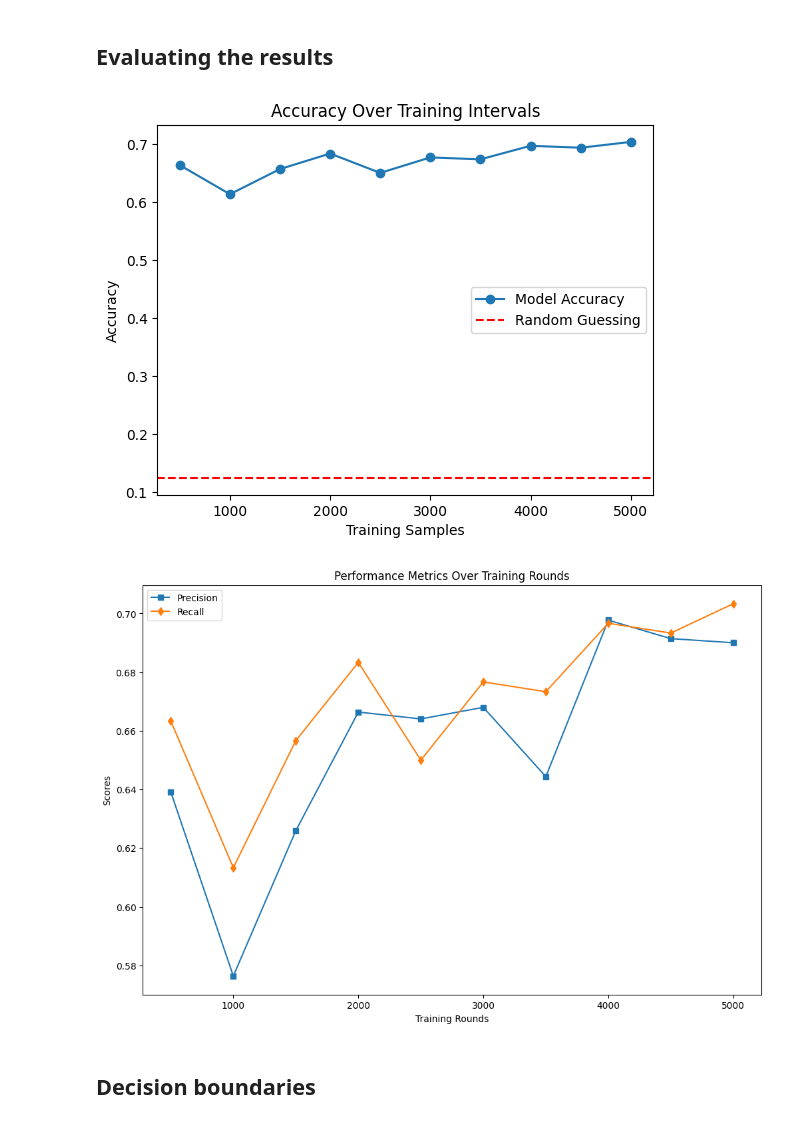
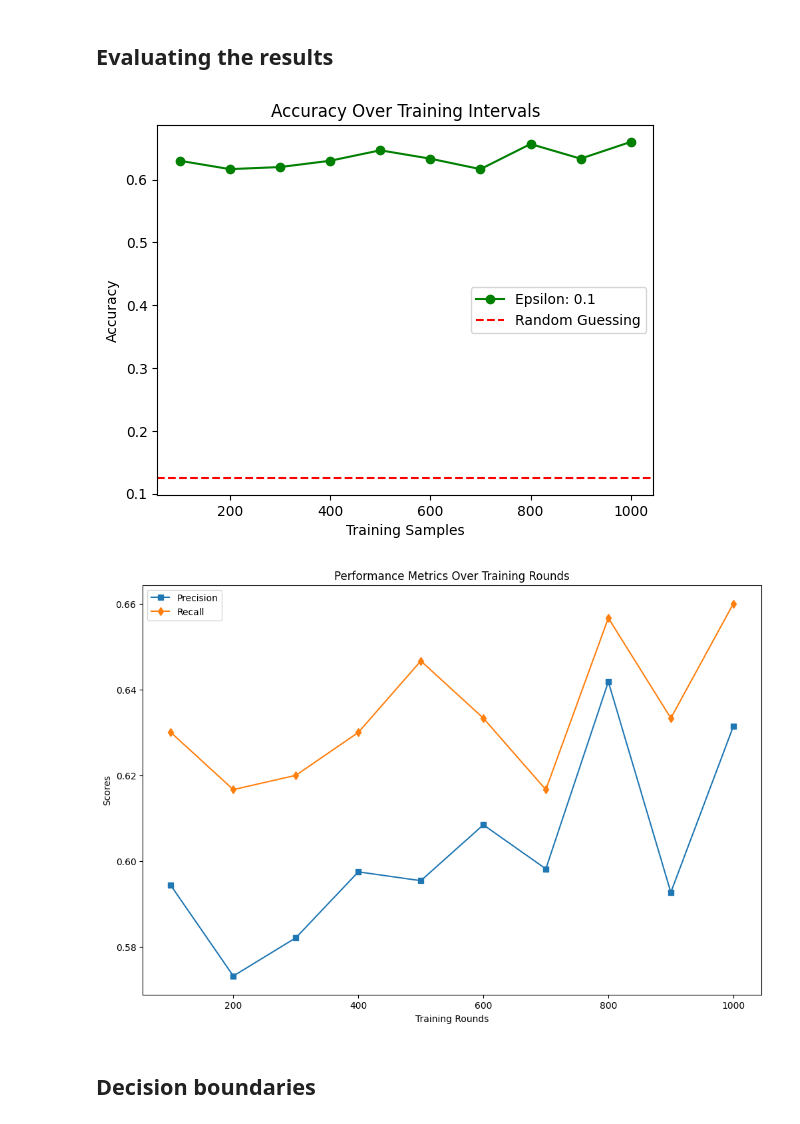
Before and after one commit to sjoerdvink99/vigor, a Jupyter notebook: notebooks/3.0-baseline.ipynb, the cells around one changed output. Cells and saved outputs as stored; diff of their text form; code cells hidden in the pictures.

Commit message:
improved agent

```diff
--- a/notebooks/3.0-baseline.ipynb
+++ b/notebooks/3.0-baseline.ipynb
@@ -17,7 +16,7 @@ from sklearn.decomposition import PCA
 from agent import RecommendationAgent
 from sklearn.metrics import precision_score, recall_score, f1_score
 # %%
-agent = RecommendationAgent(n_statistics=7, alpha=0.1, decay_rate=0.95, epsilon=0.1)
+agent = RecommendationAgent(n_statistics=7)
 
 agent.add_domain('general')
 
@@ -36,23 +35,27 @@ with open('../data/training.json', 'r') as file:
 with open('../data/testing.json', 'r') as file:
     testing = json.load(file)
 # %%
-test_interval = 500
+test_interval = 100
 accuracies = []
 precisions = []
 recalls = []
 f1_scores = []
 intervals = []
-q_values_over_time = []
-chosen_actions_over_time = []
 
-for i, sample in enumerate(training[:10000]):
+for i, sample in enumerate(training[:1000]):
     domain = sample['domain']
     statistics = sample['statistics']
-    prediction = sample['visualization']
+    ranked_visualizations = sample['sorted_visualizations']
+
     state_id = agent.state_id(statistics)
-    action, require_feedback = agent.recommend_visualization(domain, state_id)
-    recommendation_index = agent.visualizations.index(prediction)
-    agent.update_q_value(domain, state_id, recommendation_index, reward=5, require_feedback=True)
+    action = agent.recommend_visualization(domain, state_id)
+
+    prediction = agent.visualizations[action]
+    rank = ranked_visualizations.index(prediction)
+    max_rank = len(ranked_visualizations) - 1
+    reward = round(5 - 10 * rank / max_rank, 2) if max_rank > 0 else 5
+
+    agent.update_q_value(domain, state_id, action, reward=reward)
 
     if (i + 1) % test_interval == 0:
         agent_epsilon = agent.epsilon
@@ -67,14 +70,14 @@ for i, sample in enumerate(training[:10000]):
             test_statistics = test_sample['statistics']
             label = test_sample['visualization']
             test_state_id = agent.state_id(test_statistics)
-            test_recommended_index, _ = agent.recommend_visualization(test_domain, test_state_id)
+            test_recommended_index = agent.recommend_visualization(test_domain, test_state_id)
             y_true.append(agent.visualizations.index(label))
             y_pred.append(test_recommended_index)
 
         accuracy = sum(1 for x, y in zip(y_true, y_pred) if x == y) / len(test_samples)
         precision = precision_score(y_true, y_pred, average='weighted', zero_division=True)
-        recall = recall_score(y_true, y_pred, average='weighted')
-        f1 = f1_score(y_true, y_pred, average='weighted')
+        recall = recall_score(y_true, y_pred, average='weighted', zero_division=True)
+        f1 = f1_score(y_true, y_pred, average='weighted', zero_division=True)
 
         accuracies.append(accuracy)
         precisions.append(precision)
@@ -82,11 +85,6 @@ for i, sample in enumerate(training[:10000]):
         f1_scores.append(f1)
         intervals.append(i + 1)
 
-        if i == 0:
-            tracked_state_id = state_id
-            q_values_over_time.append(agent.scores[domain][agent.format_state_id(tracked_state_id)].copy())
-            chosen_actions_over_time.append(action)
-
         agent.epsilon = agent_epsilon
 
         print(f'Round: {i+1}, Accuracy: {accuracy:.2f}, Precision: {precision:.2f}, Recall: {recall:.2f}, F1 Score: {f1:.2f}')
@@ -106,3 +111,6 @@ Round: 5500, Accuracy: 0.73, Precision: 0.74, Recall: 0.73, F1 Score: 0.70
 ## Evaluating the results
 # %%
 random_guess_accuracy = 1/8
+# %%
+intervals_low = intervals
+accuracies_low = accuracies
@@ -109,13 +123,16 @@ random_guess_accuracy = 1/8
 # %%
-plt.plot(intervals, accuracies, marker='o', label='Model Accuracy')
+plt.plot(intervals_low, accuracies_low, color='green', marker='o', label='Epsilon: 0.1')
+# plt.plot(intervals_medium, accuracies_medium, color='red', marker='o', label='Epsilon: 0.2')
+# plt.plot(intervals_medium, accuracies_high, color='blue', marker='o', label='Epsilon: 0.3')
+
 plt.axhline(y=random_guess_accuracy, color='r', linestyle='--', label='Random Guessing')
 plt.xlabel('Training Samples')
 plt.ylabel('Accuracy')
 plt.title('Accuracy Over Training Intervals')
 plt.legend()
 plt.show()
 # %% [output]
-[figure, old version]
+[figure, new version]
 # %%
 plt.figure(figsize=(12, 8))
 
@@ -128,7 +145,7 @@ plt.title('Performance Metrics Over Training Rounds')
 plt.legend()
 plt.show()
 # %% [output]
-[figure, old version]
+[figure, new version]
 # %% [markdown]
 ## Decision boundaries
 # %%
```
Also changed, not shown: parts of 8 cells of this notebook, 4 other files.
